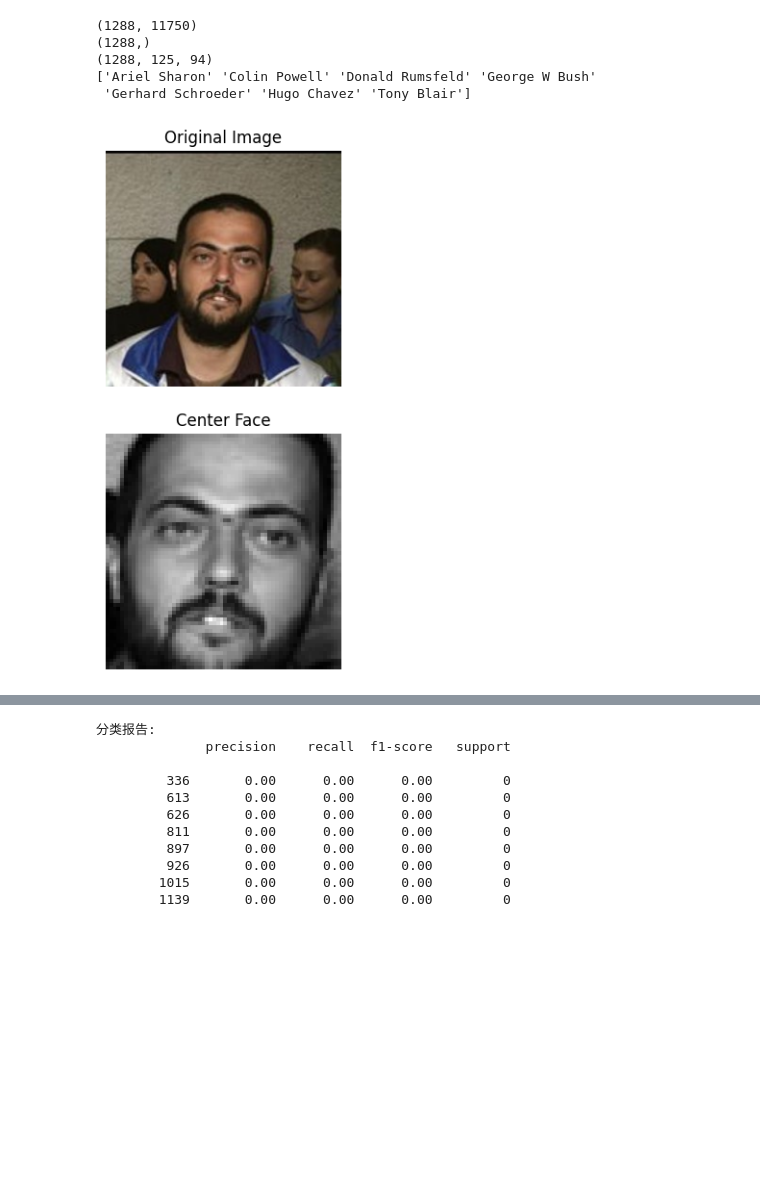
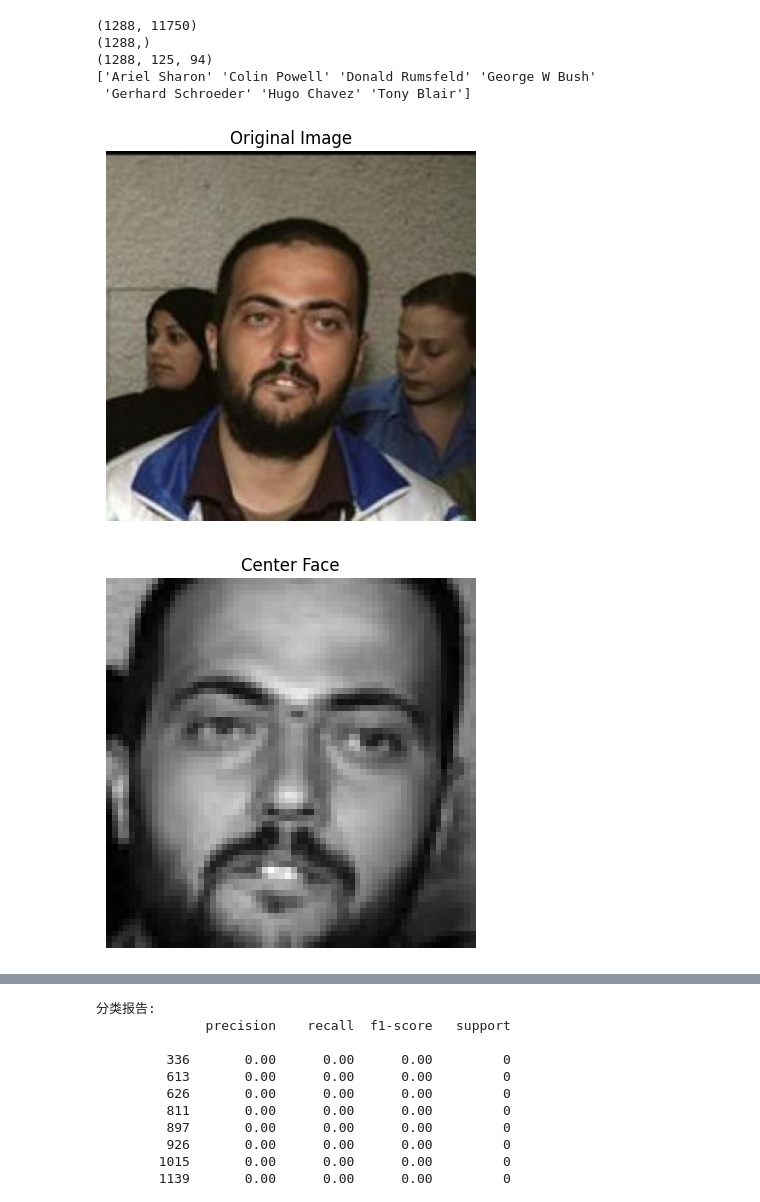
Before and after one commit to justeHe/Facial-recognition, a Jupyter notebook: face_recognition.ipynb, the cells around one changed output, grey strips where cells are left out. Saved outputs shown, nothing was run; the diff lists cells and outputs as text; code cells hidden in the pictures; blank space fills up the shorter version.

```diff
--- a/face_recognition.ipynb
+++ b/face_recognition.ipynb
@@ -54,37 +54,39 @@ def get_center_face(image_path,target_size=(64, 64)):
     min_distance = float('inf')
 
     for (x, y, w, h) in faces:
         face_center = np.array([x + w // 2, y + h // 2])
         distance = np.linalg.norm(face_center - img_center)
 
         if distance < min_distance:
             min_distance = distance
             closest_face = (x, y, w, h)
 
     # crop the face
     x, y, w, h = closest_face
     center_face = image[y:y+h, x:x+w]
 
     if center_face is not None:
         center_face = cv2.resize(center_face, target_size)
 
     return center_face
 
 Image_path = 'lfw/Abdel_Nasser_Assidi/Abdel_Nasser_Assidi_0001.jpg'
 original = cv2.imread(Image_path)
-plt.figure(figsize=(7, 7))
-plt.subplot(2, 1, 1)
 plt.imshow(cv2.cvtColor(original, cv2.COLOR_BGR2RGB))
+plt.savefig('original.jpg')
 plt.title('Original Image')
 plt.axis('off')
+plt.show()
+
 center_face = get_center_face(Image_path)
-plt.subplot(2, 1, 2)
 plt.imshow(center_face, cmap='gray')
+plt.savefig('center_face.jpg')
 plt.title('Center Face')
 plt.axis('off')
 plt.show()
 # %% [output]
-[figure, old version]
+[figure, new version]
+[figure, added]
 # %%
 from tqdm import tqdm
 def process_lfw_data(dataset_path):
```
Also changed, not shown: parts of 8 cells of this notebook, 1 other file.
